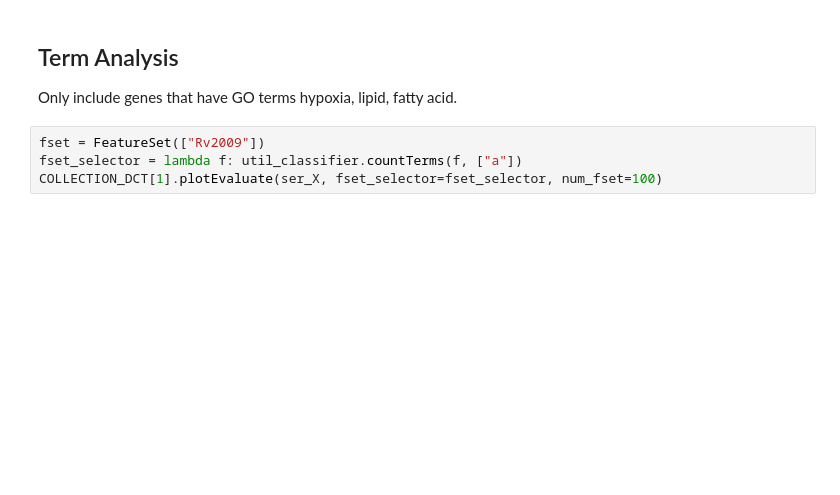
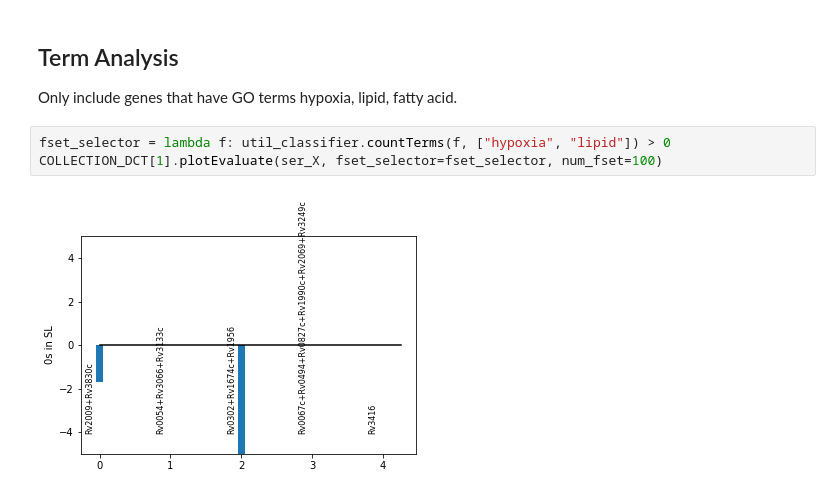
Before and after one commit to uwescience/xstate, a Jupyter notebook: notebooks/Feature Set Collections 2.ipynb, the cells around one changed output. Saved outputs shown, nothing was run; the diff lists cells and outputs as text; blank space fills up the shorter version.

```diff
--- a/notebooks/Feature Set Collections 2.ipynb
+++ b/notebooks/Feature Set Collections 2.ipynb
@@ -92,6 +116,7 @@ for instance in DF_GALAGAN.index:
 ## Term Analysis
 Only include genes that have GO terms hypoxia, lipid, fatty acid.
 # %%
-fset = FeatureSet(["Rv2009"])
-fset_selector = lambda f: util_classifier.countTerms(f, ["a"])
+fset_selector = lambda f: util_classifier.countTerms(f, ["hypoxia", "lipid"]) > 0
 COLLECTION_DCT[1].plotEvaluate(ser_X, fset_selector=fset_selector, num_fset=100)
+# %% [output]
+[figure, added]
```
Also changed, not shown: parts of 3 cells of this notebook, 2 other files.
